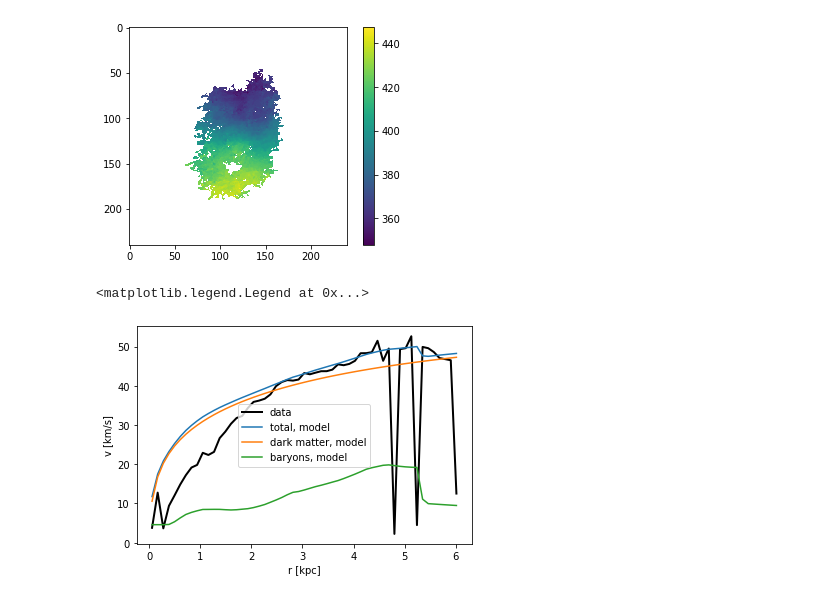
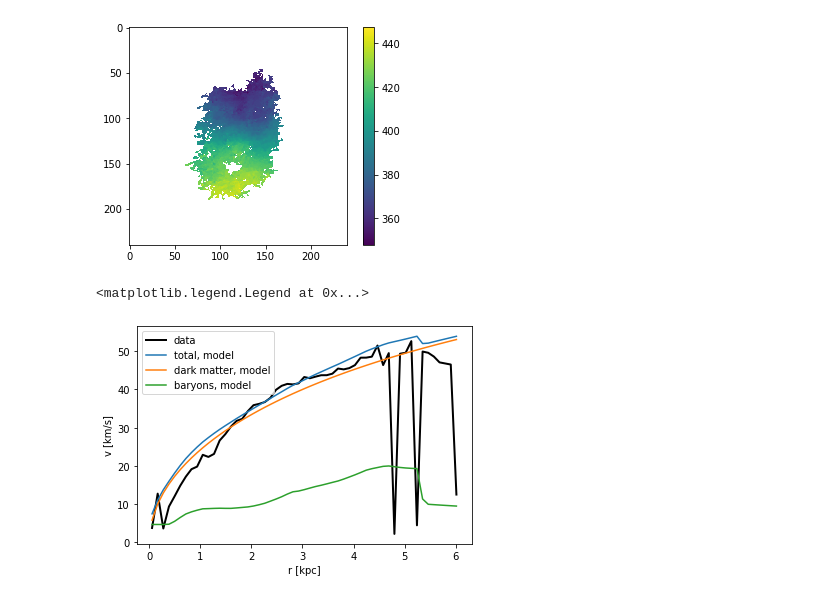
Before and after one commit to AnnaKwa/little-things, a Jupyter notebook: notebooks/stephen/fit_nfw_model_DDO52.ipynb, the cells around one changed output. Saved outputs shown, nothing was run; the diff lists cells and outputs as text; code cells hidden in the pictures.

```diff
--- a/notebooks/stephen/fit_nfw_model_DDO52.ipynb
+++ b/notebooks/stephen/fit_nfw_model_DDO52.ipynb
@@ -1,4 +1,7 @@
 # %%
+%matplotlib inline
+import matplotlib.pyplot as plt
+
 from IPython.core.display import display, HTML
 display(HTML("<style>.container { width:95% !important; }</style>"))
 
@@ -11,7 +14,7 @@ import os
 import sys
 
 pwd = os.getcwd()
-little_things_root_dir = os.path.dirname(pwd)
+little_things_root_dir = os.path.dirname(os.path.dirname(pwd))
 sys.path.append(little_things_root_dir)
 
 from little_things_lib.galaxy import Galaxy
@@ -230,18 +221,18 @@ plt.show()
 [figure]
 # %%
 blobs = np.reshape(sampler.blobs, (mcmc_params.niter * mcmc_params.nwalkers,10))
-v_dm = np.mean( blobs[:, 4])
-v_baryon = np.mean( blobs[:, 5])
-v_tot = np.mean( blobs[:, 7])
+v_dm = np.mean( blobs[:, 4][-15:])
+v_baryon = np.mean( blobs[:, 5][-15:])
+v_tot = np.mean( blobs[:, 7][-15:])
 
 plt.plot(radii_kpc, test_rotation_curve, linewidth=2., label="data", color="black")
 
 plt.plot(galaxy.radii, v_tot, label="total, model")
 plt.plot(galaxy.radii, v_dm, label="dark matter, model")
 plt.plot(galaxy.radii, v_baryon, label="baryons, model")
 plt.xlabel("r [kpc]")
 plt.ylabel("v [km/s]")
 plt.legend()
 # %% [output]
 <matplotlib.legend.Legend at 0x...>
-[figure, old version]
+[figure, new version]
```
Also changed, not shown: parts of 3 cells of this notebook, 1 other file.
